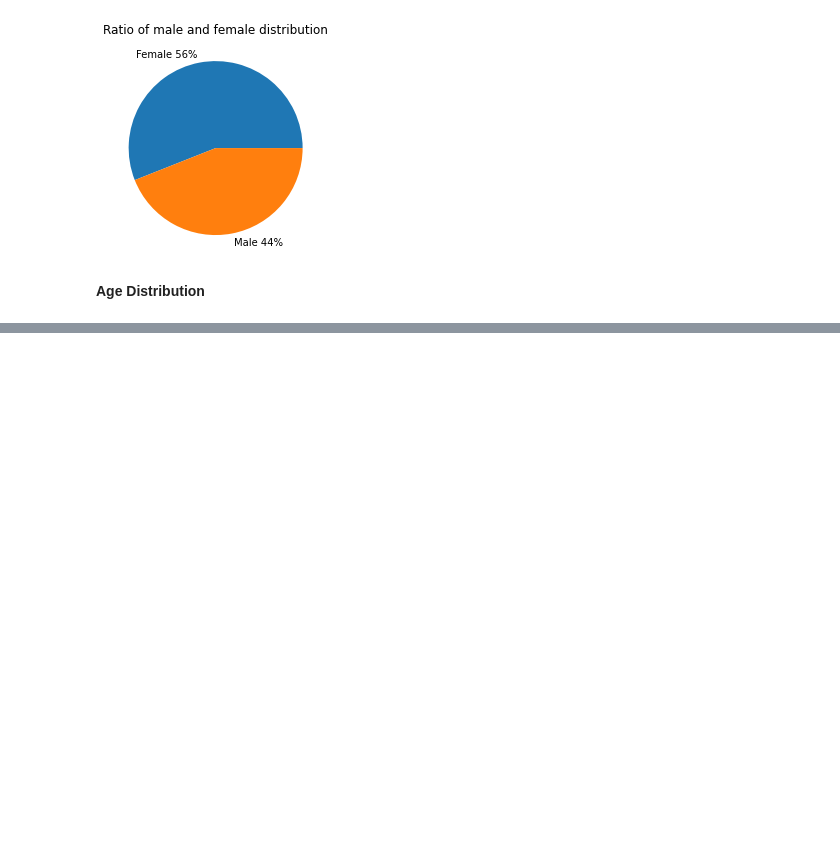
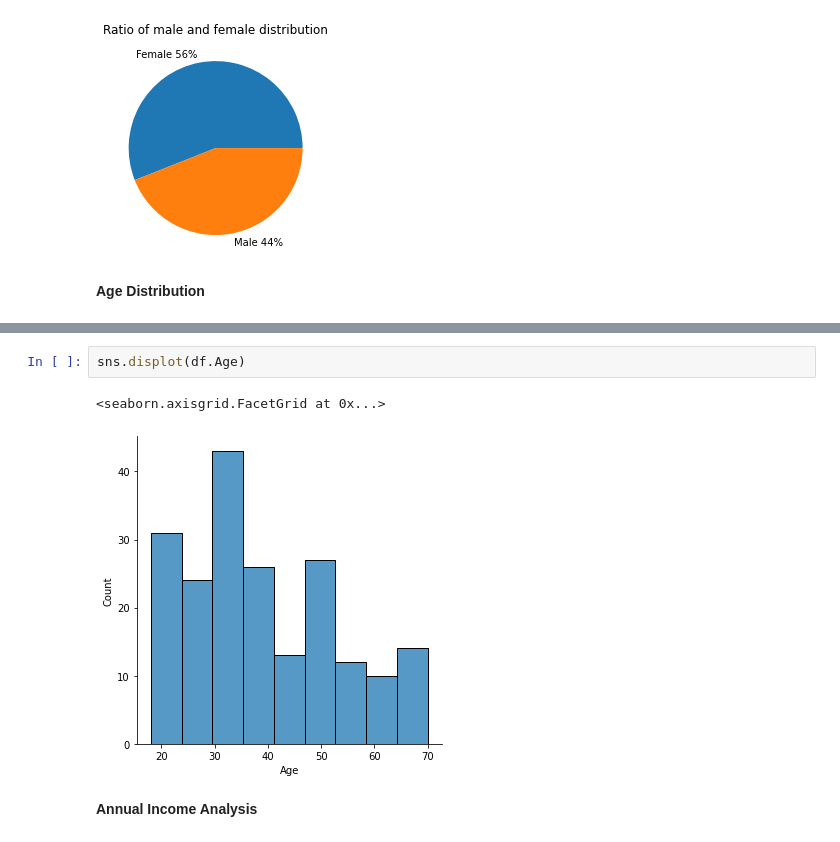
Before and after one commit to danPoku/01CustomerSegmentation, a Jupyter notebook: 01mallCustomers/mallCustomers.ipynb, the cells around one changed output, grey strips where cells are left out. Cells and saved outputs as stored; diff of their text form; blank space fills up the shorter version.

```diff
--- a/01mallCustomers/mallCustomers.ipynb
+++ b/01mallCustomers/mallCustomers.ipynb
@@ -135,0 +122,7 @@ Name: Age, Length: 200, dtype: int64>
+# %%
+sns.displot(df.Age)
+# %% [output]
+<seaborn.axisgrid.FacetGrid at 0x...>
+[figure, added]
+# %% [markdown]
+**Annual Income Analysis**
```
Also changed, not shown: parts of 5 cells of this notebook.
